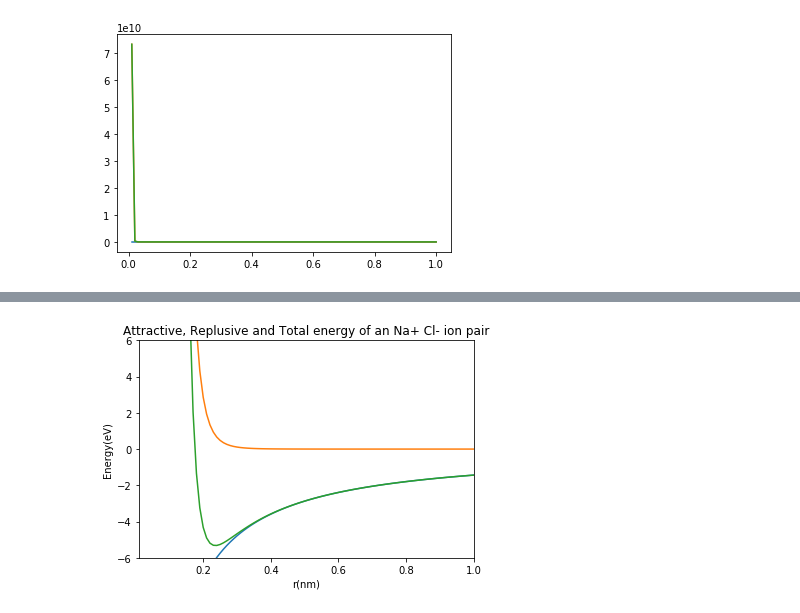
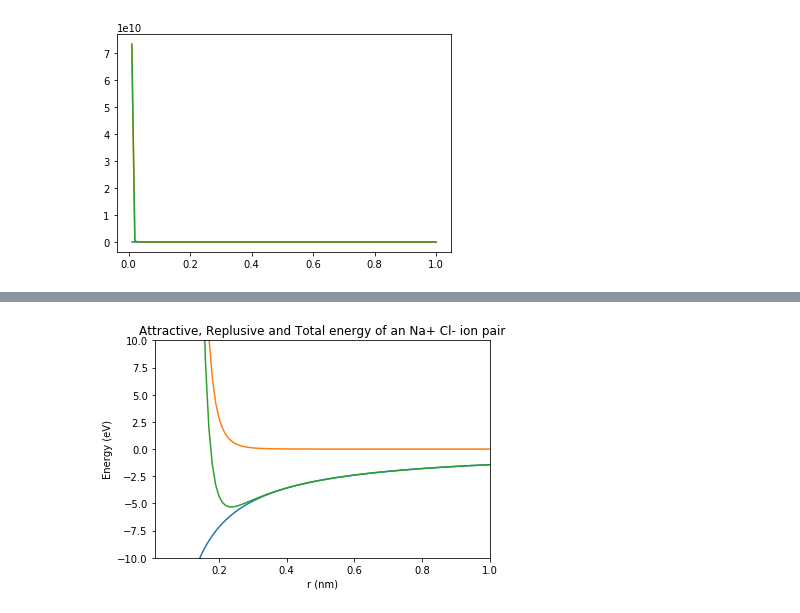
Before and after one commit to ProfessorKazarinoff/staticsite, a Jupyter notebook: content/code/matplotlib_plots/plot_bond_energy.ipynb, the cells around one changed output, grey strips where cells are left out. Cells and saved outputs as stored; diff of their text form; code cells hidden in the pictures.

```diff
--- a/content/code/matplotlib_plots/plot_bond_energy.ipynb
+++ b/content/code/matplotlib_plots/plot_bond_energy.ipynb
@@ -46,10 +102,10 @@ plt.show()
 # %%
 plt.plot(r,Ea,r,Er,r,En)
 plt.xlim([ 0.01, 1.00])
-plt.ylim([-6, 6])
+plt.ylim([-10, 10])
 plt.title('Attractive, Replusive and Total energy of an Na+ Cl- ion pair')
-plt.xlabel('r(nm)')
-plt.ylabel('Energy(eV)')
+plt.xlabel('r (nm)')
+plt.ylabel('Energy (eV)')
 plt.show()
 # %% [output]
-[figure, old version]
+[figure, new version]
```
Also changed, not shown: parts of 17 cells of this notebook, 1 other file.
